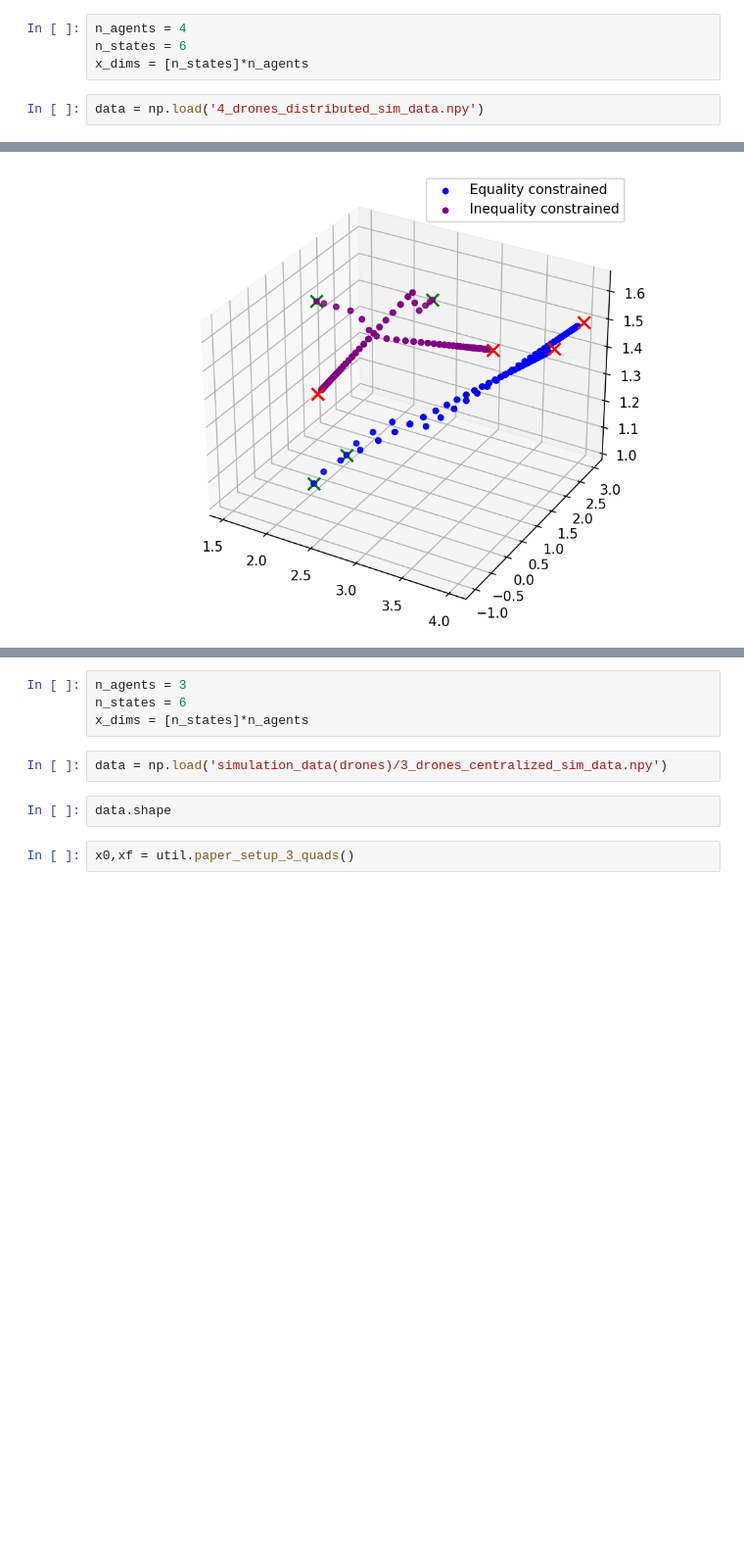
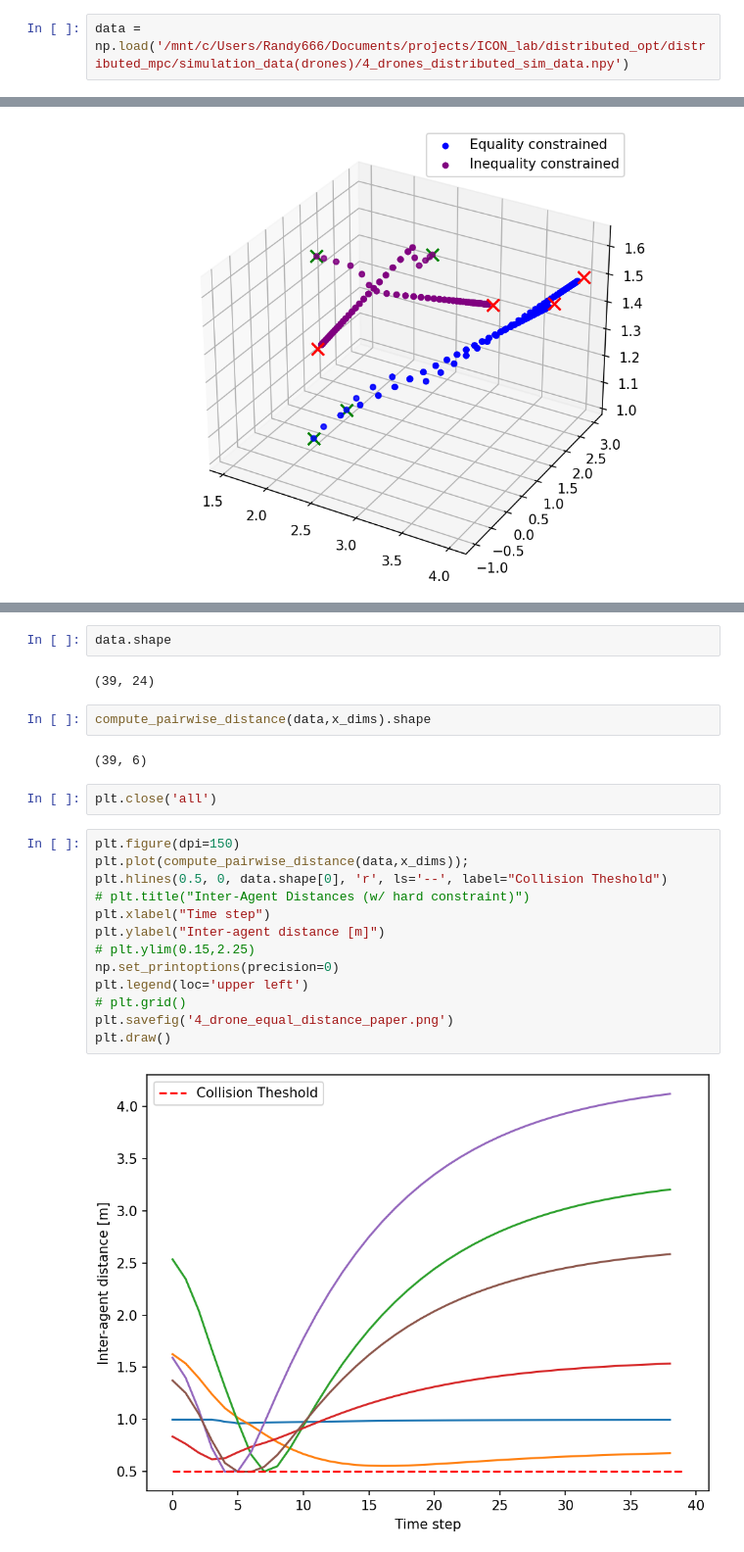
Before and after one commit to labicon/Potential-ADMM_code, a Jupyter notebook: distributed_mpc/analysis/multi_drone_analysis.ipynb, the cells around one changed output, grey strips where cells are left out. Shown at 98% size. Cells and saved outputs as stored; diff of their text form; blank space fills up the shorter version.

```diff
--- a/distributed_mpc/analysis/multi_drone_analysis.ipynb
+++ b/distributed_mpc/analysis/multi_drone_analysis.ipynb
@@ -48,6 +186,2 @@ x0,xf = util.paper_setup_5_quads()
-# %%
-n_agents = 4
-n_states = 6
-x_dims = [n_states]*n_agents
 # %%
-data = np.load('4_drones_distributed_sim_data.npy')
+data = np.load('/mnt/c/Users/Randy666/Documents/projects/ICON_lab/distributed_opt/distributed_mpc/simulation_data(drones)/4_drones_distributed_sim_data.npy')
@@ -194,10 +237,25 @@ plt.show()
-# %%
-n_agents = 3
-n_states = 6
-x_dims = [n_states]*n_agents
-# %%
-data = np.load('simulation_data(drones)/3_drones_centralized_sim_data.npy')
 # %%
 data.shape
+# %% [output]
+(39, 24)
-# %%
-x0,xf = util.paper_setup_3_quads()
+# %%
+compute_pairwise_distance(data,x_dims).shape
+# %% [output]
+(39, 6)
+# %%
+plt.close('all')
+# %%
+plt.figure(dpi=150)
+plt.plot(compute_pairwise_distance(data,x_dims));
+plt.hlines(0.5, 0, data.shape[0], 'r', ls='--', label="Collision Theshold")
+# plt.title("Inter-Agent Distances (w/ hard constraint)")
+plt.xlabel("Time step")
+plt.ylabel("Inter-agent distance [m]")
+# plt.ylim(0.15,2.25)
+np.set_printoptions(precision=0)
+plt.legend(loc='upper left')
+# plt.grid()
+plt.savefig('4_drone_equal_distance_paper.png')
+plt.draw()
+# %% [output]
+[figure, added]
```
Also changed, not shown: parts of 60 cells of this notebook, 33 other files.
